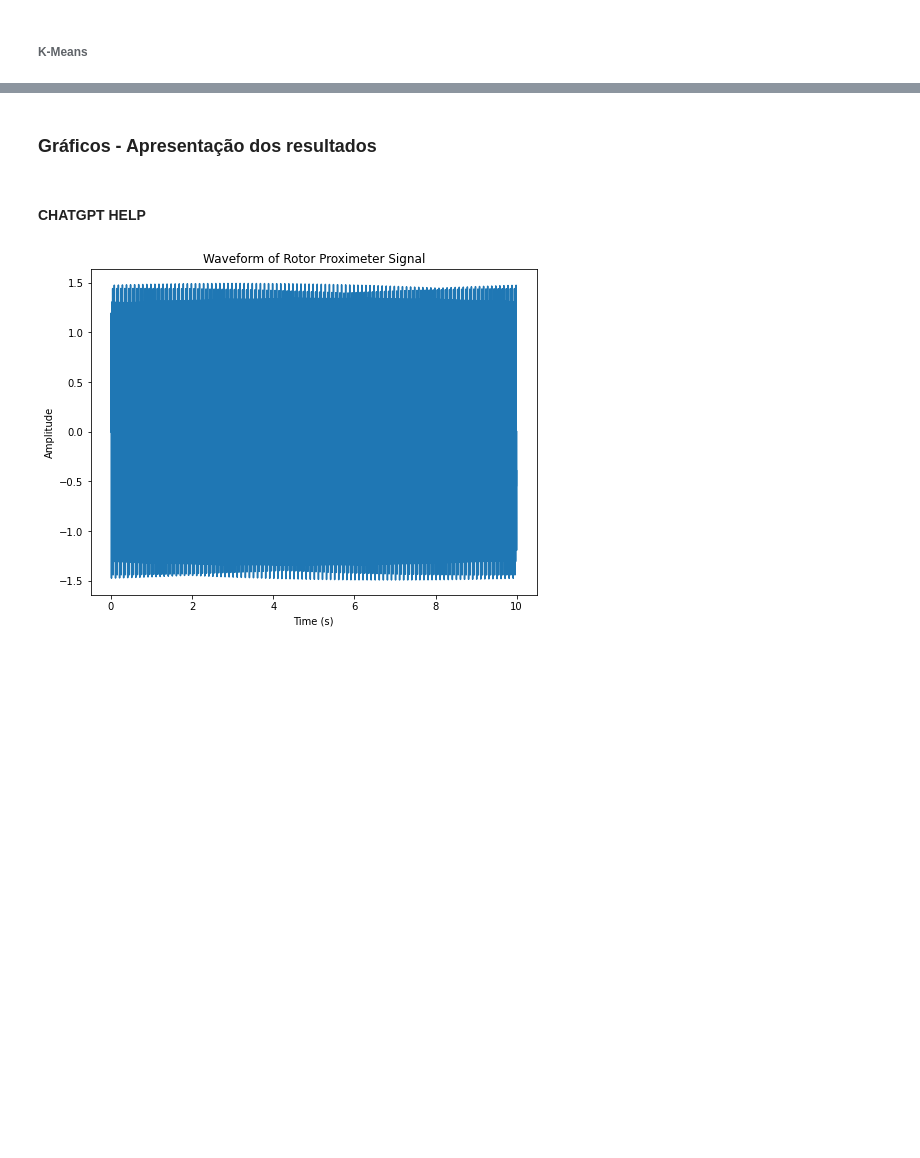
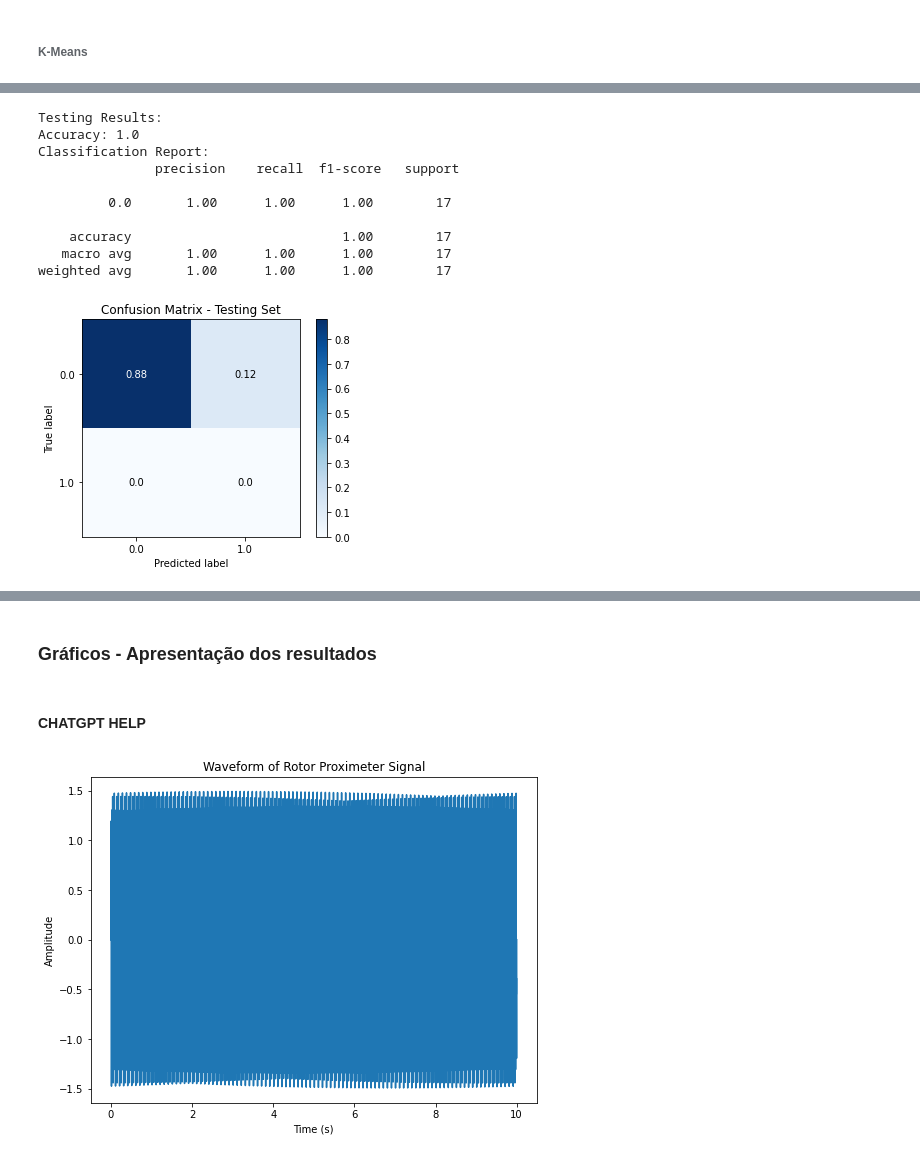
Before and after one commit to AmandaRosa/Rotor_Bearing, a Jupyter notebook: Rotor_bearing_cluster_and_classification_Dataset3.ipynb, the cells around one changed output, grey strips where cells are left out. Saved outputs shown, nothing was run; the diff lists cells and outputs as text; code cells hidden in the pictures; blank space fills up the shorter version.

```diff
--- a/Rotor_bearing_cluster_and_classification_Dataset3.ipynb
+++ b/Rotor_bearing_cluster_and_classification_Dataset3.ipynb
@@ -522,10 +502,9 @@ from sklearn.metrics import accuracy_score, classification_report
 from sklearn.datasets import load_iris
 from sklearn.preprocessing import StandardScaler
 
-# Load the Iris dataset as an example
-iris = load_iris()
-X = iris.data
-y = iris.target
+X = features_list[:, 0:5]
+y = features_list[:, -1]
+print(y)
 
 # Split the data into training, validation, and testing sets
 X_train, X_temp, y_train, y_temp = train_test_split(X, y, test_size=0.3, random_state=42)
@@ -616,0 +566,33 @@ ModuleNotFoundError: No module named 'glvq'
+# %%
+from sklearn.metrics import confusion_matrix
+from scikitplot.metrics import plot_confusion_matrix
+
+# Make predictions on the testing data
+y_test_pred = mlp_classifier.predict(X_test)
+
+# Evaluate the model on the testing set
+test_accuracy = accuracy_score(y_test, y_test_pred)
+test_classification_rep = classification_report(y_test, y_test_pred)
+
+# Print the testing results
+print("\nTesting Results:")
+print(f"Accuracy: {test_accuracy}")
+print("Classification Report:\n", test_classification_rep)
+
+# Plot the confusion matrix for the testing set
+cm = confusion_matrix(y_test, y_val_pred)
+plot_confusion_matrix(y_test, y_val_pred, normalize=True)  # Set normalize=True for a normalized confusion matrix
+plt.title("Confusion Matrix - Testing Set")
+plt.show()
+# %% [output]
+Testing Results:
+Accuracy: 1.0
+Classification Report:
+               precision    recall  f1-score   support
+
+         0.0       1.00      1.00      1.00        17
+
+    accuracy                           1.00        17
+   macro avg       1.00      1.00      1.00        17
+weighted avg       1.00      1.00      1.00        17
+[figure, added]
```
Also changed, not shown: parts of 16 cells of this notebook.
